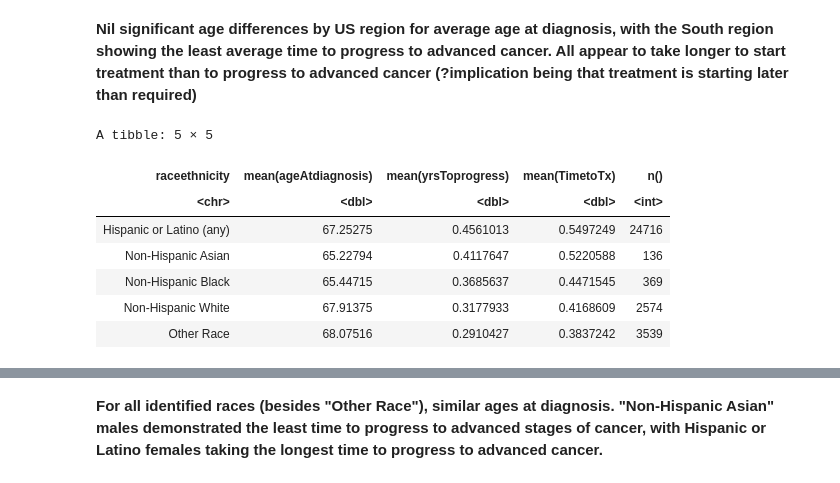
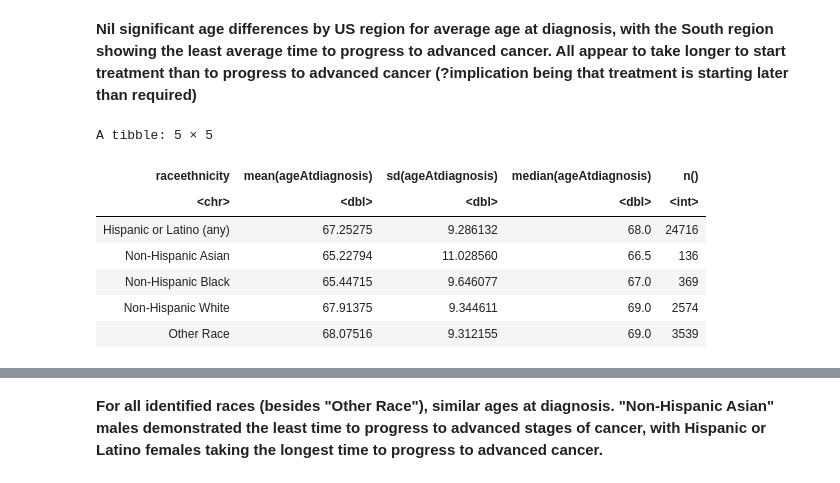
Before and after one commit to ada-nwobodo/PharML-Challenge-Project, a Jupyter notebook: NSCLC_EDA_Ada.ipynb, the cells around one changed output, grey strips where cells are left out. Cells and saved outputs as stored; diff of their text form; code cells hidden in the pictures.

```diff
--- a/NSCLC_EDA_Ada.ipynb
+++ b/NSCLC_EDA_Ada.ipynb
@@ -356,16 +356,16 @@ A tibble: 5 × 5
 # %% [markdown]
 __Nil significant age differences by US region for average age at diagnosis, with the South region showing the least average time to progress to advanced cancer. All appear to take longer to start treatment than to progress to advanced cancer (?implication being that treatment is starting later than required)__
 # %%
-#What's AVG(age at diagnosis), (timetoprogress to advancedcancer) & (timeto start treatment) by raceethn?
-flatiron_select %>% group_by(raceethnicity) %>% summarise(mean(ageAtdiagnosis), mean(yrsToprogress),
-                                                      mean(TimetoTx), n())
+#What's AVG(age at diagnosis) and median(age at diagnosis) by raceethnicity?
+flatiron_select %>% group_by(raceethnicity) %>% summarise(mean(ageAtdiagnosis), sd(ageAtdiagnosis),
+                                                          median(ageAtdiagnosis), n())
 # %% [output]
 A tibble: 5 × 5
-| raceethnicity | mean(ageAtdiagnosis) | mean(yrsToprogress) | mean(TimetoTx) | n() |
+| raceethnicity | mean(ageAtdiagnosis) | sd(ageAtdiagnosis) | median(ageAtdiagnosis) | n() |
 | <chr> | <dbl> | <dbl> | <dbl> | <int> |
-| Hispanic or Latino (any) | 67.25275 | 0.4561013 | 0.5497249 | 24716 |
-| Non-Hispanic Asian | 65.22794 | 0.4117647 | 0.5220588 | 136 |
-| Non-Hispanic Black | 65.44715 | 0.3685637 | 0.4471545 | 369 |
-| Non-Hispanic White | 67.91375 | 0.3177933 | 0.4168609 | 2574 |
-| Other Race | 68.07516 | 0.2910427 | 0.3837242 | 3539 |
+| Hispanic or Latino (any) | 67.25275 | 9.286132 | 68.0 | 24716 |
+| Non-Hispanic Asian | 65.22794 | 11.028560 | 66.5 | 136 |
+| Non-Hispanic Black | 65.44715 | 9.646077 | 67.0 | 369 |
+| Non-Hispanic White | 67.91375 | 9.344611 | 69.0 | 2574 |
+| Other Race | 68.07516 | 9.312155 | 69.0 | 3539 |
 # %% [markdown]
```
Also changed, not shown: parts of 62 cells of this notebook.
